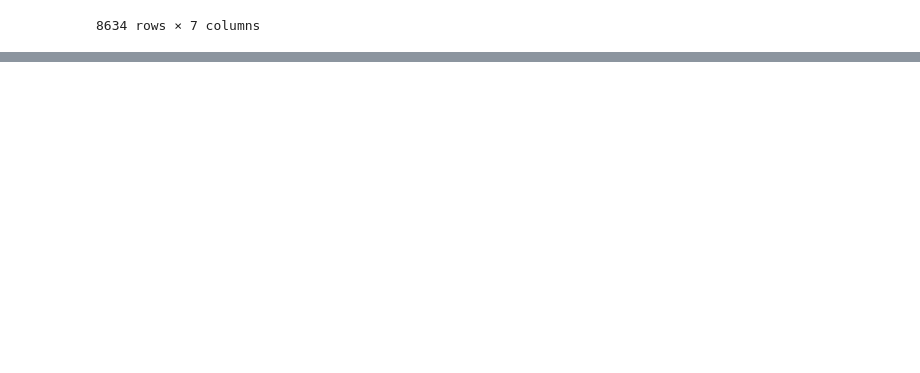
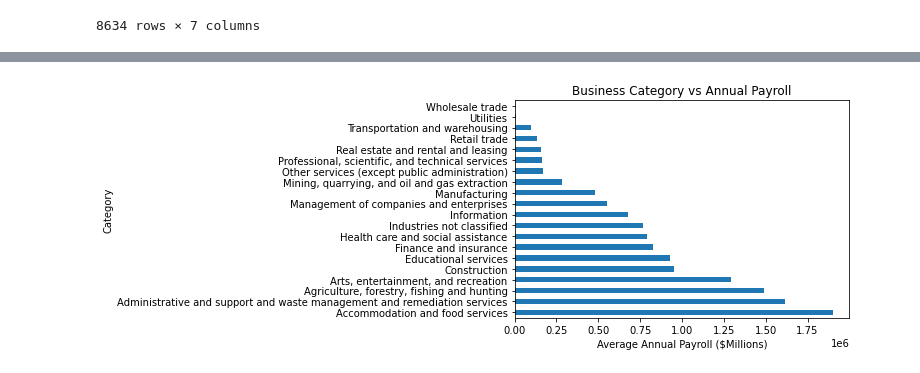
Before and after one commit to Jakob-T13/module-8-assessment, a Jupyter notebook: thunen-notebook.ipynb, the cells around one changed output, grey strips where cells are left out. Cells and saved outputs as stored; diff of their text form; code cells hidden in the pictures; blank space fills up the shorter version.

```diff
--- a/thunen-notebook.ipynb
+++ b/thunen-notebook.ipynb
@@ -85,0 +87,5 @@ plt.show()
+# %%
+cat_pay = no_totals[['NAICS2017_LABEL','PAYANN']]
+# %%
+avg_pay_by_cat = cat_pay.groupby('NAICS2017_LABEL').aggregate('mean').reset_index()
+avg_pay_by_cat
@@ -85,0 +110,13 @@ plt.show()
+# %%
+ax = avg_pay_by_cat.sort_values(by='PAYANN',ascending=False).plot.barh(x='NAICS2017_LABEL',y='PAYANN')
+
+x = np.arange(len(avg_pay_by_cat['NAICS2017_LABEL']))
+
+ax.set_ylabel('Category')
+ax.set_xlabel('Average Annual Payroll ($Millions)')
+ax.set_title('Business Category vs Annual Payroll')
+ax.set_yticks(x)
+ax.set_yticklabels(avg_pay_by_cat['NAICS2017_LABEL'])
+ax.get_legend().remove()
+# %% [output]
+[figure, added]
```
Also changed, not shown: parts of 2 cells of this notebook.
